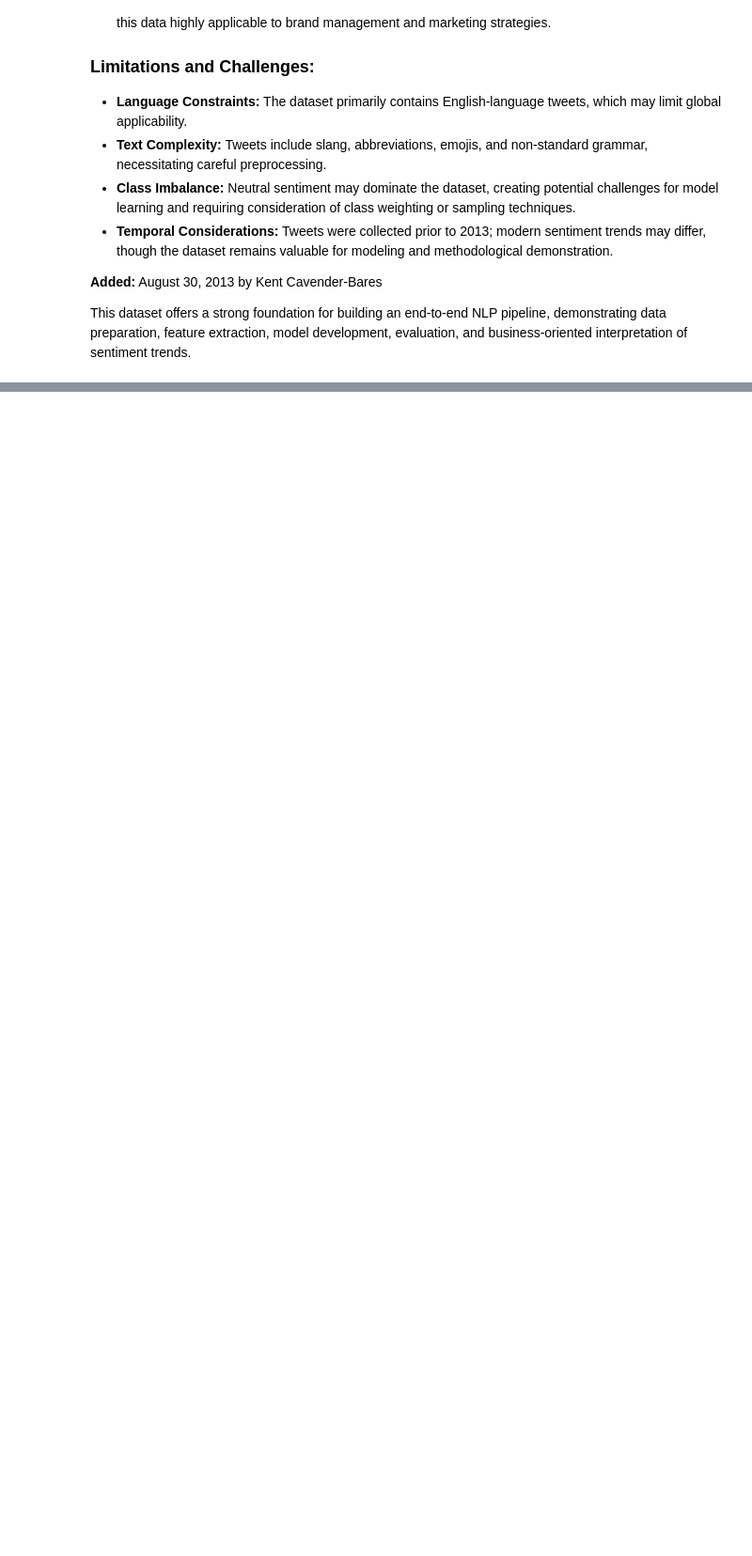
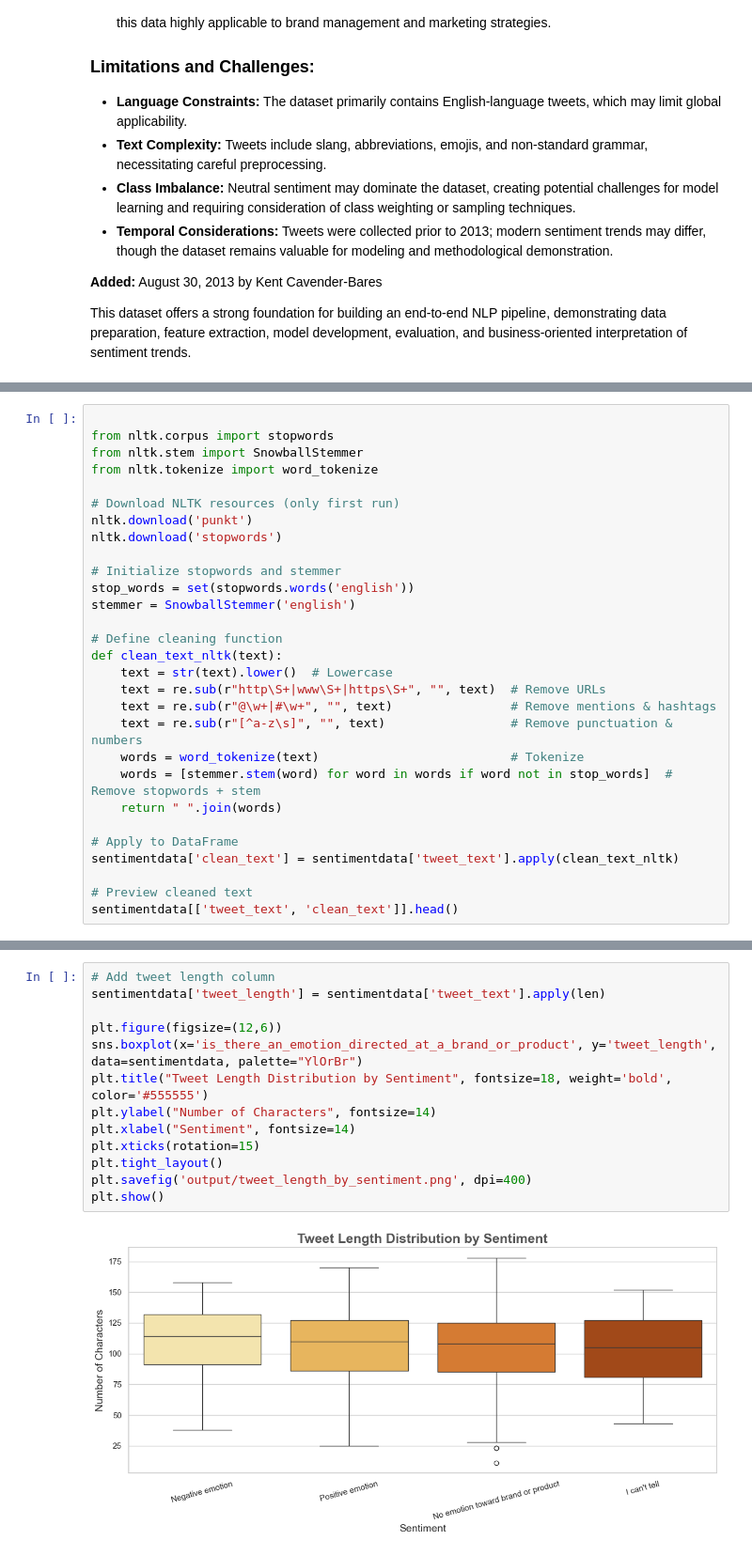
Before and after one commit to PrimeTonyCode/phase_4_project, a Jupyter notebook: Tweet_Sentiment_NLP.ipynb, the cells around one changed output, grey strips where cells are left out. Shown at 94% size. Saved outputs shown, nothing was run; the diff lists cells and outputs as text; blank space fills up the shorter version.

```diff
--- a/Tweet_Sentiment_NLP.ipynb
+++ b/Tweet_Sentiment_NLP.ipynb
@@ -49,0 +257,29 @@ This dataset offers a strong foundation for building an end-to-end NLP pipeline,
+# %%
+
+from nltk.corpus import stopwords
+from nltk.stem import SnowballStemmer
+from nltk.tokenize import word_tokenize
+
+# Download NLTK resources (only first run)
+nltk.download('punkt')
+nltk.download('stopwords')
+
+# Initialize stopwords and stemmer
+stop_words = set(stopwords.words('english'))
+stemmer = SnowballStemmer('english')
+
+# Define cleaning function
+def clean_text_nltk(text):
+    text = str(text).lower()  # Lowercase
+    text = re.sub(r"http\S+|www\S+|https\S+", "", text)  # Remove URLs
+    text = re.sub(r"@\w+|#\w+", "", text)                # Remove mentions & hashtags
+    text = re.sub(r"[^a-z\s]", "", text)                 # Remove punctuation & numbers
+    words = word_tokenize(text)                          # Tokenize
+    words = [stemmer.stem(word) for word in words if word not in stop_words]  # Remove stopwords + stem
+    return " ".join(words)
+
+# Apply to DataFrame
+sentimentdata['clean_text'] = sentimentdata['tweet_text'].apply(clean_text_nltk)
+
+# Preview cleaned text
+sentimentdata[['tweet_text', 'clean_text']].head()
@@ -49,0 +349,15 @@ This dataset offers a strong foundation for building an end-to-end NLP pipeline,
+# %%
+# Add tweet length column
+sentimentdata['tweet_length'] = sentimentdata['tweet_text'].apply(len)
+
+plt.figure(figsize=(12,6))
+sns.boxplot(x='is_there_an_emotion_directed_at_a_brand_or_product', y='tweet_length', data=sentimentdata, palette="YlOrBr")
+plt.title("Tweet Length Distribution by Sentiment", fontsize=18, weight='bold', color='#555555')
+plt.ylabel("Number of Characters", fontsize=14)
+plt.xlabel("Sentiment", fontsize=14)
+plt.xticks(rotation=15)
+plt.tight_layout()
+plt.savefig('output/tweet_length_by_sentiment.png', dpi=400)
+plt.show()
+# %% [output]
+[figure, added]
```
Also changed, not shown: parts of 30 cells of this notebook, 9 other files.
